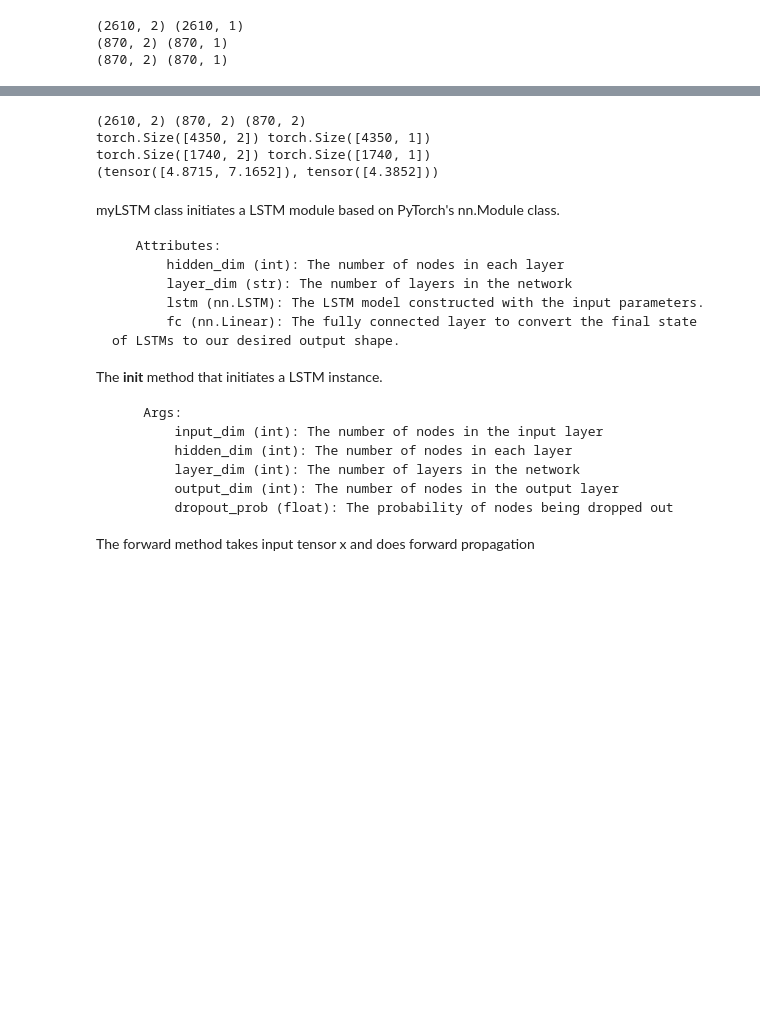
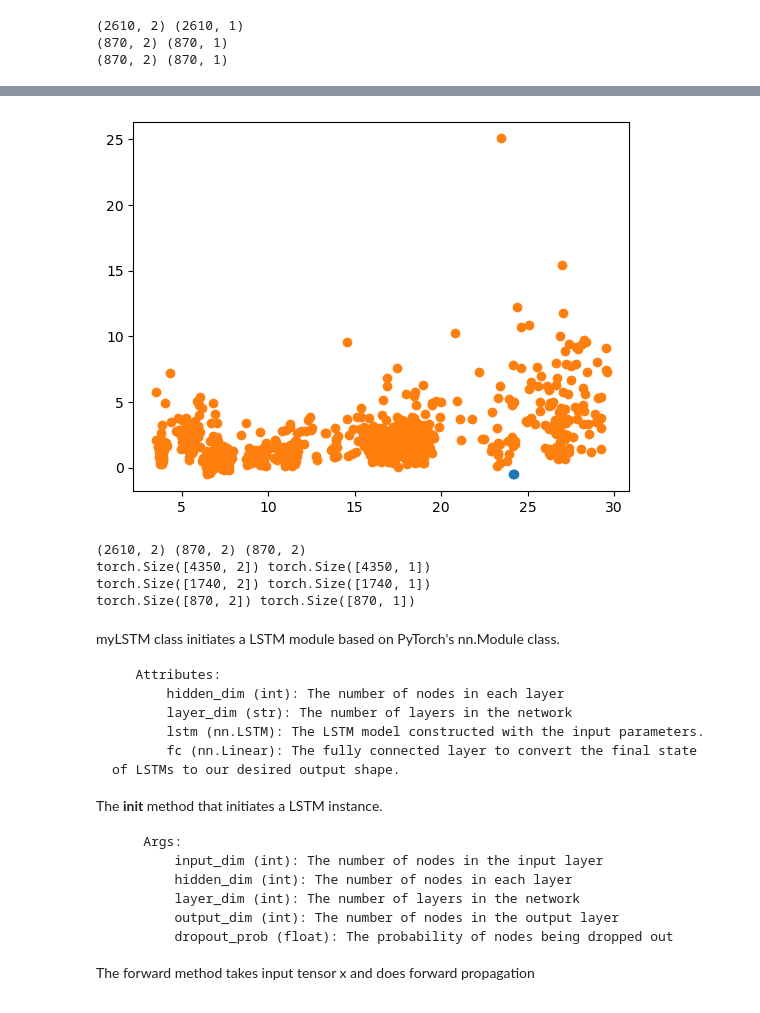
Before and after one commit to NickolayDEV/BitcoinPredictionAutomaton, a Jupyter notebook: BitcoinPricePrediction2022.ipynb, the cells around one changed output, grey strips where cells are left out. Cells and saved outputs as stored; diff of their text form; code cells hidden in the pictures; blank space fills up the shorter version.

```diff
--- a/BitcoinPricePrediction2022.ipynb
+++ b/BitcoinPricePrediction2022.ipynb
@@ -104,16 +104,19 @@ def get_scaler(scaler):
     return scalers.get(scaler.lower())()
 scaler = get_scaler('ss')
 
-test_featuresz= [[86960.8555491039,1724854479045.6724],[86000,1730000000000]]
-test_targetsz= [[85000],[87000]]
-print(X_test)
+test_featuresz= [[1724854479045.6724,86960.8555491039],[1730000000000,86000]]
+test_targetsz= np.array([85000,87000]).reshape(-1,1)
+print(test_targetsz)
 
 X_train_ = scaler.fit_transform(X_train)
 X_test_ = scaler.transform(X_test)
 X_val_ = scaler.transform(X_val)
 test_featuresz= scaler.transform(test_featuresz)
+plt.scatter(test_featuresz[:,0],test_featuresz[:,1])
+plt.scatter(X_test_[:,0],X_test_[:,1])
 y_train_ = scaler.fit_transform(y_train)
 y_val_ = scaler.transform(y_val)
 y_test_ = scaler.transform(y_test)
 test_targetsz=scaler.transform(test_targetsz)
+print(test_targetsz)
 # %% [output]
@@ -135,3 +127,4 @@ snapped_at
+[figure, added]
 # %%
 import torch
 import torch.nn as nn
@@ -150,7 +143,7 @@ test_features = torch.Tensor(np.concatenate((X_test_,X_val_)))
 test_targets = torch.Tensor(np.concatenate((y_test_,y_val_)))
 print(train_features.shape, train_targets.shape)
 train = TensorDataset(train_features, train_targets)
-val = TensorDataset(val_features, val_targets)
+val = TensorDataset(test_features, test_targets)
 print(test_features.shape, test_targets.shape)
 test = TensorDataset(test_features, test_targets)
 
@@ -158,12 +151,12 @@ train_loader = DataLoader(train, batch_size=batch_size, shuffle=False, drop_last
 val_loader = DataLoader(test, batch_size=batch_size, shuffle=False, drop_last=True)
 test_loader = DataLoader(test, batch_size=batch_size, shuffle=False, drop_last=True)
 test_loader_one = DataLoader(test, batch_size=batch_size, shuffle=False, drop_last=True)
-print(test_loader_one.dataset[-1])
+print(val_features.shape, val_targets.shape)
 # %% [output]
 (2610, 2) (870, 2) (870, 2)
 torch.Size([4350, 2]) torch.Size([4350, 1])
 torch.Size([1740, 2]) torch.Size([1740, 1])
-(tensor([4.8715, 7.1652]), tensor([4.3852]))
+torch.Size([870, 2]) torch.Size([870, 1])
 # %% [markdown]
 myLSTM class initiates a LSTM module based on PyTorch's nn.Module class.
 
```
Also changed, not shown: parts of 9 cells of this notebook, 3 other files.
